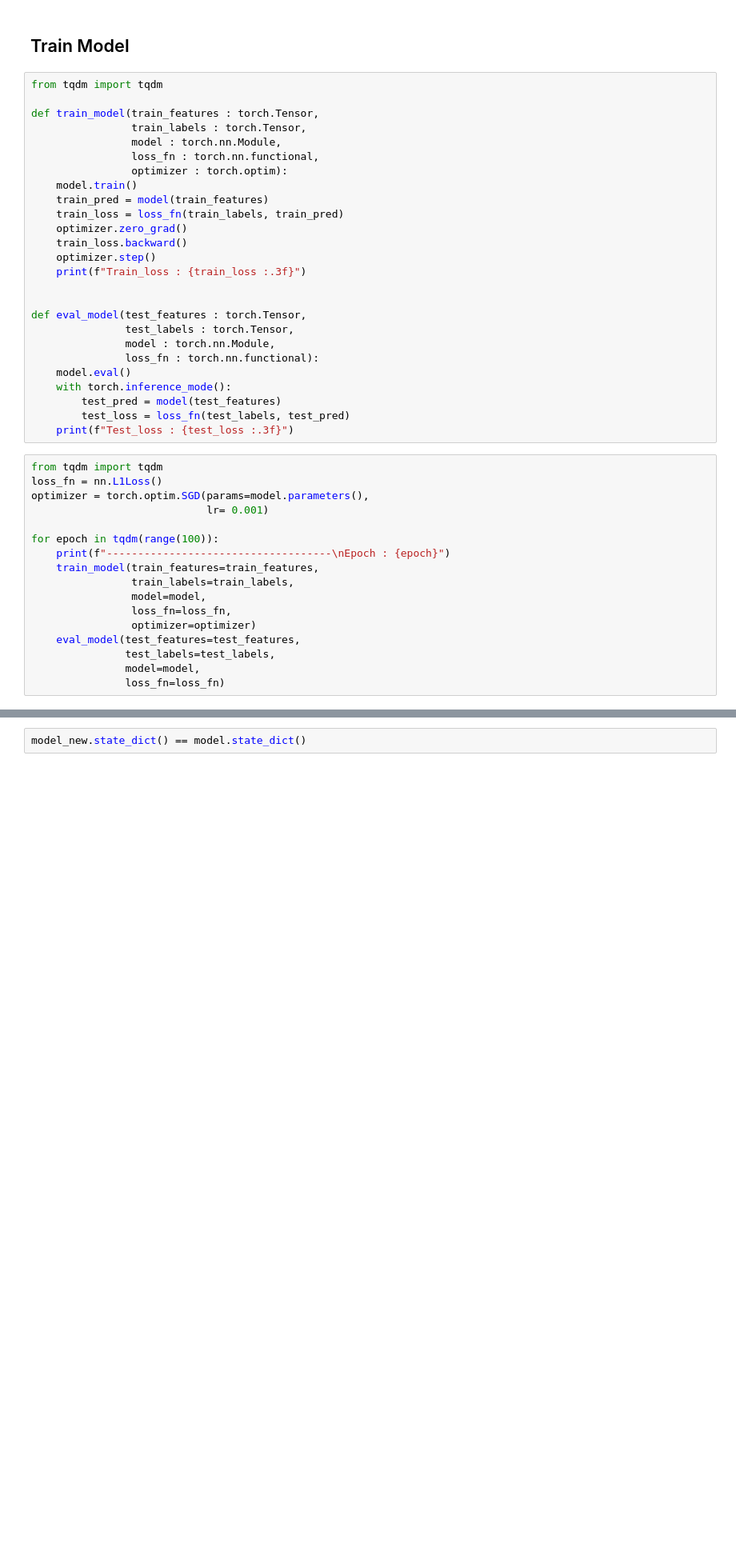
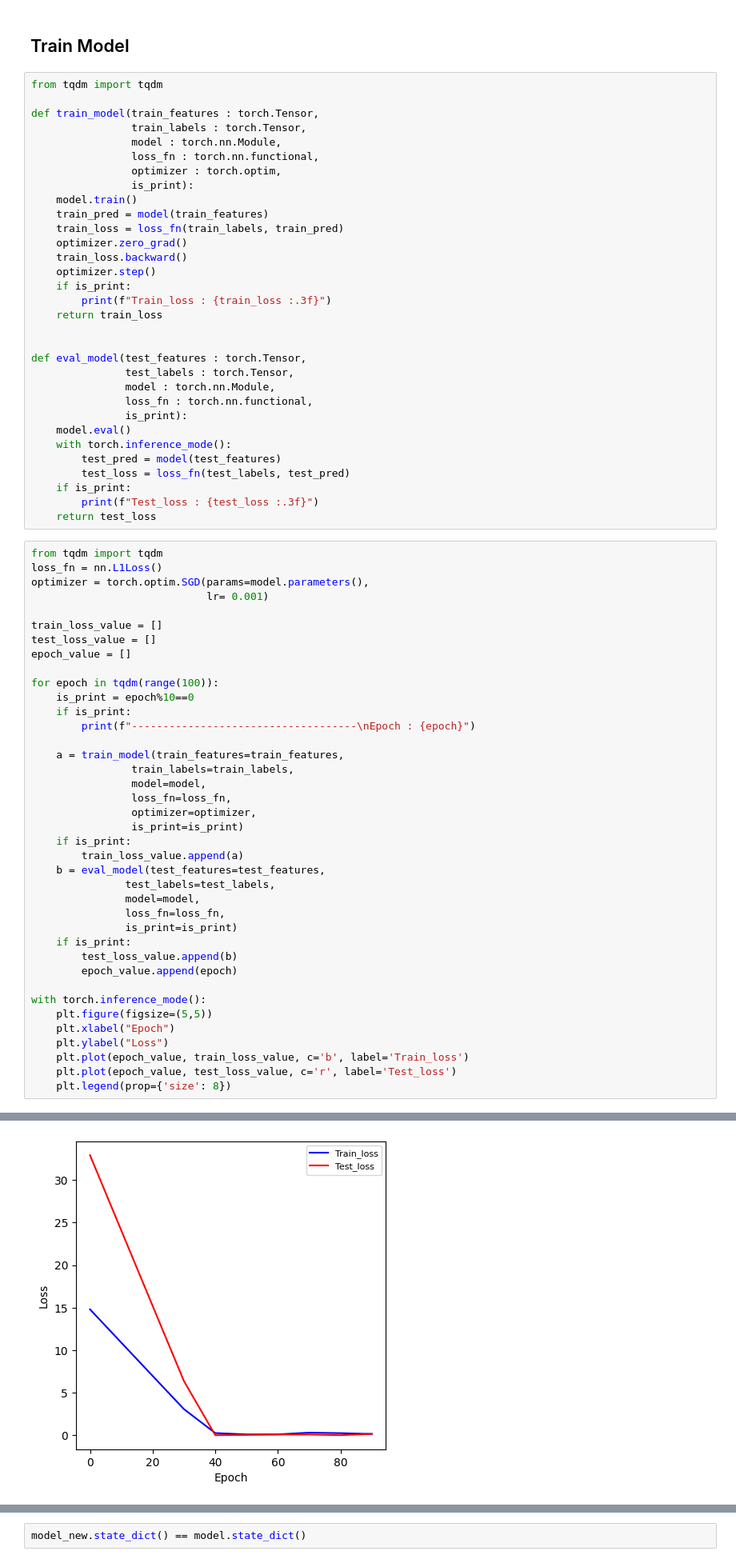
Before and after one commit to navalmor/PyTorch_Learning, a Jupyter notebook: regression/regression.ipynb, the cells around one changed output, grey strips where cells are left out. Shown at 80% size. Cells and saved outputs as stored; diff of their text form; blank space fills up the shorter version.

```diff
--- a/regression/regression.ipynb
+++ b/regression/regression.ipynb
@@ -79,42 +79,70 @@ def train_model(train_features : torch.Tensor,
                 train_labels : torch.Tensor,
                 model : torch.nn.Module,
                 loss_fn : torch.nn.functional,
-                optimizer : torch.optim):
+                optimizer : torch.optim,
+                is_print):
     model.train()
     train_pred = model(train_features)
     train_loss = loss_fn(train_labels, train_pred)
     optimizer.zero_grad()
     train_loss.backward()
     optimizer.step()
-    print(f"Train_loss : {train_loss :.3f}")
+    if is_print:
+        print(f"Train_loss : {train_loss :.3f}")
+    return train_loss
 
 
 def eval_model(test_features : torch.Tensor,
                test_labels : torch.Tensor,
                model : torch.nn.Module,
-               loss_fn : torch.nn.functional):
+               loss_fn : torch.nn.functional,
+               is_print):
     model.eval()
     with torch.inference_mode():
         test_pred = model(test_features)
         test_loss = loss_fn(test_labels, test_pred)
-    print(f"Test_loss : {test_loss :.3f}")
+    if is_print:
+        print(f"Test_loss : {test_loss :.3f}")
+    return test_loss
 # %%
 from tqdm import tqdm
 loss_fn = nn.L1Loss()
 optimizer = torch.optim.SGD(params=model.parameters(),
                             lr= 0.001)
 
+train_loss_value = []
+test_loss_value = []
+epoch_value = []
+
 for epoch in tqdm(range(100)):
-    print(f"------------------------------------\nEpoch : {epoch}")
-    train_model(train_features=train_features,
+    is_print = epoch%10==0
+    if is_print:
+        print(f"------------------------------------\nEpoch : {epoch}")
+
+    a = train_model(train_features=train_features,
                 train_labels=train_labels,
                 model=model,
                 loss_fn=loss_fn,
-                optimizer=optimizer)
-    eval_model(test_features=test_features,
+                optimizer=optimizer,
+                is_print=is_print)
+    if is_print:
+        train_loss_value.append(a)
+    b = eval_model(test_features=test_features,
                test_labels=test_labels,
                model=model,
-               loss_fn=loss_fn)
+               loss_fn=loss_fn,
+               is_print=is_print)
+    if is_print:
+        test_loss_value.append(b)
+        epoch_value.append(epoch)
+
+with torch.inference_mode():
+    plt.figure(figsize=(5,5))
+    plt.xlabel("Epoch")
+    plt.ylabel("Loss")
+    plt.plot(epoch_value, train_loss_value, c='b', label='Train_loss')
+    plt.plot(epoch_value, test_loss_value, c='r', label='Test_loss')
+    plt.legend(prop={'size': 8})
 # %% [output]
 ------------------------------------
 Epoch : 0
@@ -136,3 +164,4 @@ Test_loss : 0.082
+[figure, added]
 # %%
 torch.manual_seed(42)
 with torch.inference_mode():
```
Also changed, not shown: parts of 3 cells of this notebook.
